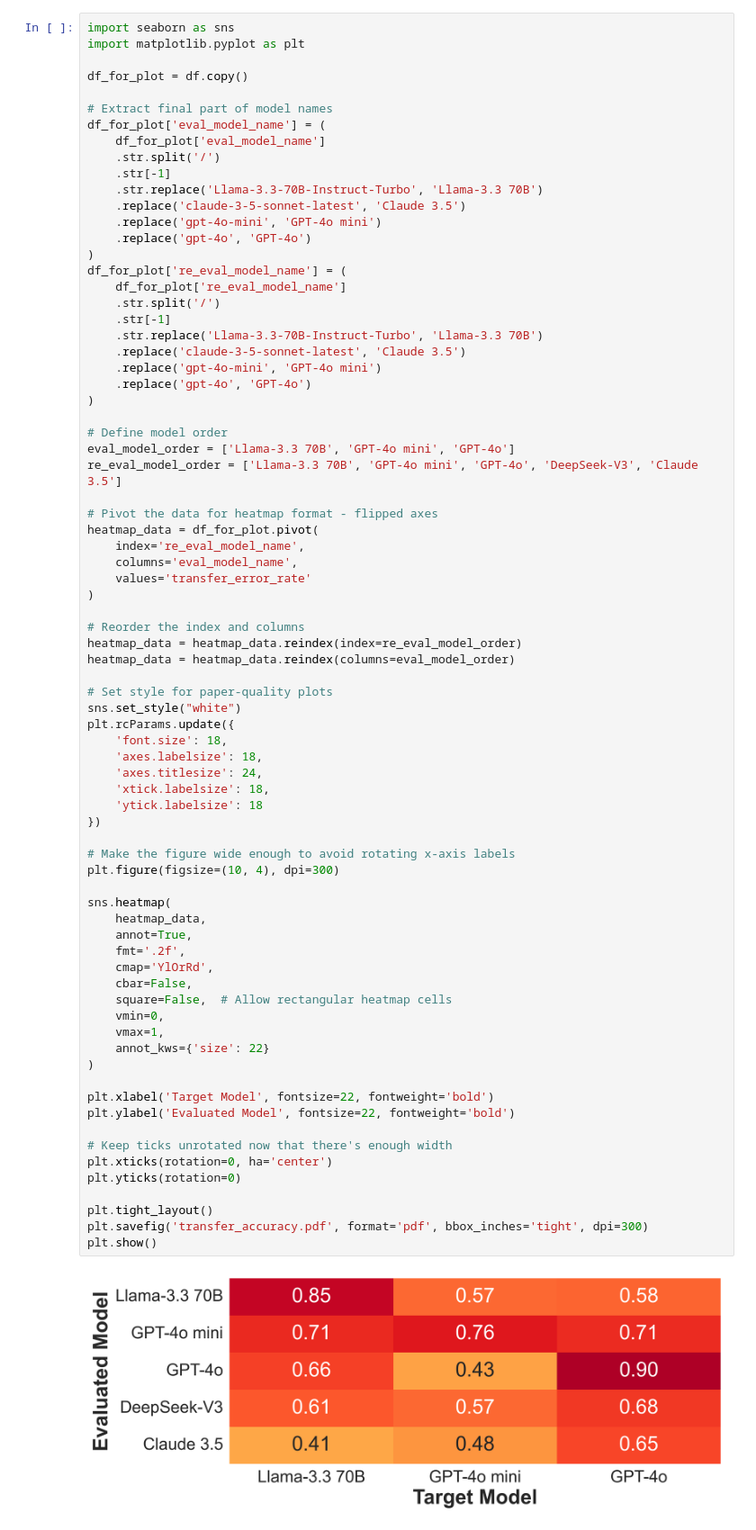
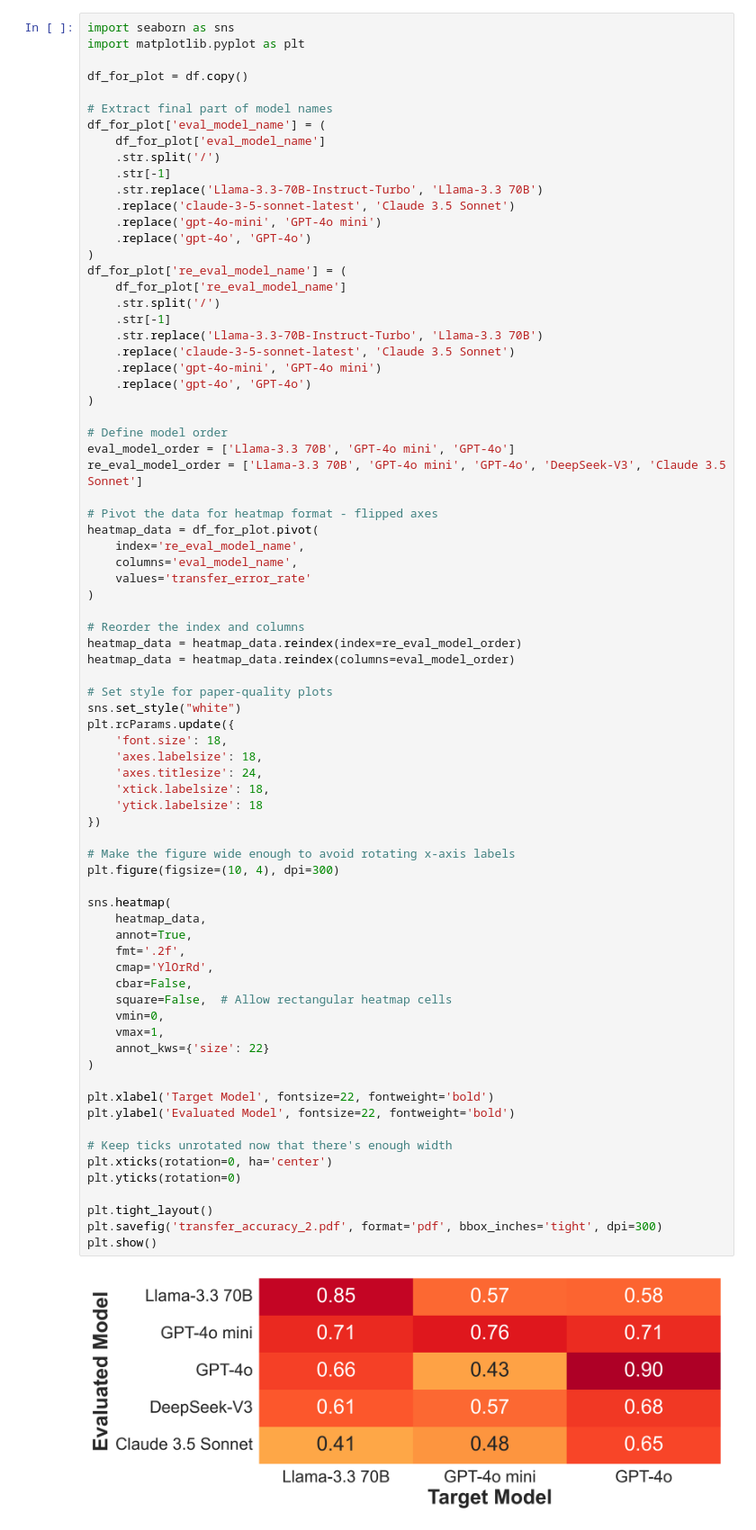
Before and after one commit to davisrbr/adaptive_evals, a Jupyter notebook: utils_plotting/transfer-plotting.ipynb, the cells around one changed output. Shown: that part at 90% size. Cells and saved outputs as stored; diff of their text form.

```diff
--- a/utils_plotting/transfer-plotting.ipynb
+++ b/utils_plotting/transfer-plotting.ipynb
@@ -111,7 +109,7 @@ df_for_plot['eval_model_name'] = (
     .str.split('/')
     .str[-1]
     .str.replace('Llama-3.3-70B-Instruct-Turbo', 'Llama-3.3 70B')
-    .replace('claude-3-5-sonnet-latest', 'Claude 3.5')
+    .replace('claude-3-5-sonnet-latest', 'Claude 3.5 Sonnet')
     .replace('gpt-4o-mini', 'GPT-4o mini')
     .replace('gpt-4o', 'GPT-4o')
 )
@@ -120,14 +118,14 @@ df_for_plot['re_eval_model_name'] = (
     .str.split('/')
     .str[-1]
     .str.replace('Llama-3.3-70B-Instruct-Turbo', 'Llama-3.3 70B')
-    .replace('claude-3-5-sonnet-latest', 'Claude 3.5')
+    .replace('claude-3-5-sonnet-latest', 'Claude 3.5 Sonnet')
     .replace('gpt-4o-mini', 'GPT-4o mini')
     .replace('gpt-4o', 'GPT-4o')
 )
 
 # Define model order
 eval_model_order = ['Llama-3.3 70B', 'GPT-4o mini', 'GPT-4o']
-re_eval_model_order = ['Llama-3.3 70B', 'GPT-4o mini', 'GPT-4o', 'DeepSeek-V3', 'Claude 3.5']
+re_eval_model_order = ['Llama-3.3 70B', 'GPT-4o mini', 'GPT-4o', 'DeepSeek-V3', 'Claude 3.5 Sonnet']
 
 # Pivot the data for heatmap format - flipped axes
 heatmap_data = df_for_plot.pivot(
@@ -148,33 +146,33 @@ plt.rcParams.update({
     'axes.titlesize': 24,
     'xtick.labelsize': 18,
     'ytick.labelsize': 18
 })
 
 # Make the figure wide enough to avoid rotating x-axis labels
 plt.figure(figsize=(10, 4), dpi=300)
 
 sns.heatmap(
     heatmap_data,
     annot=True,
     fmt='.2f',
     cmap='YlOrRd',
     cbar=False,
     square=False,  # Allow rectangular heatmap cells
     vmin=0,
     vmax=1,
     annot_kws={'size': 22}
 )
 
 plt.xlabel('Target Model', fontsize=22, fontweight='bold')
 plt.ylabel('Evaluated Model', fontsize=22, fontweight='bold')
 
 # Keep ticks unrotated now that there's enough width
 plt.xticks(rotation=0, ha='center')
 plt.yticks(rotation=0)
 
 plt.tight_layout()
-plt.savefig('transfer_accuracy.pdf', format='pdf', bbox_inches='tight', dpi=300)
+plt.savefig('transfer_accuracy_2.pdf', format='pdf', bbox_inches='tight', dpi=300)
 plt.show()
 # %% [output]
-[figure, old version]
+[figure, new version]
 # %%
```
Also changed, not shown: parts of 3 cells of this notebook, 5 other files.
